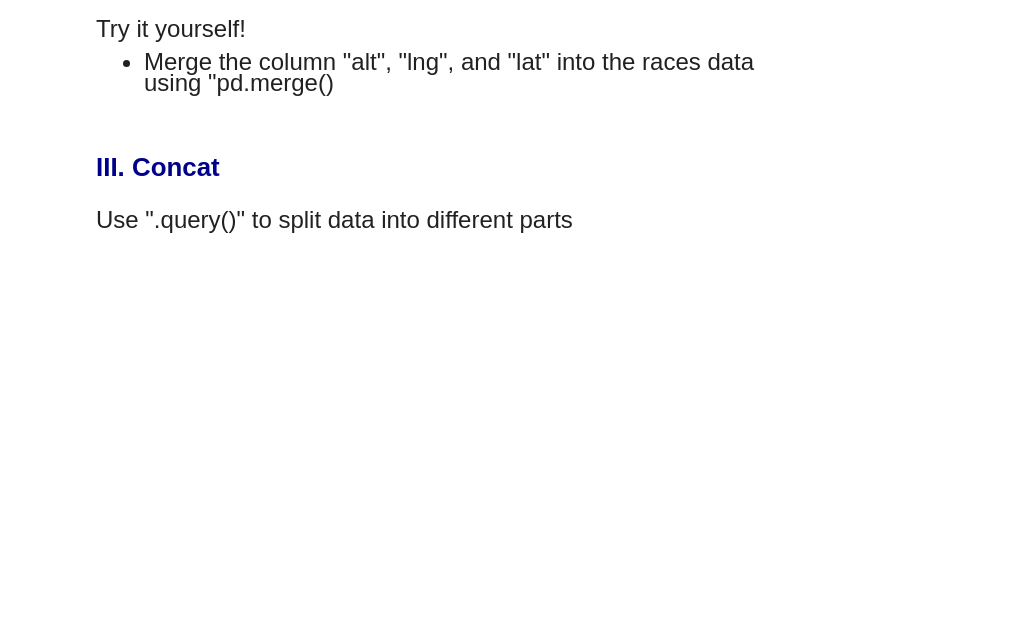
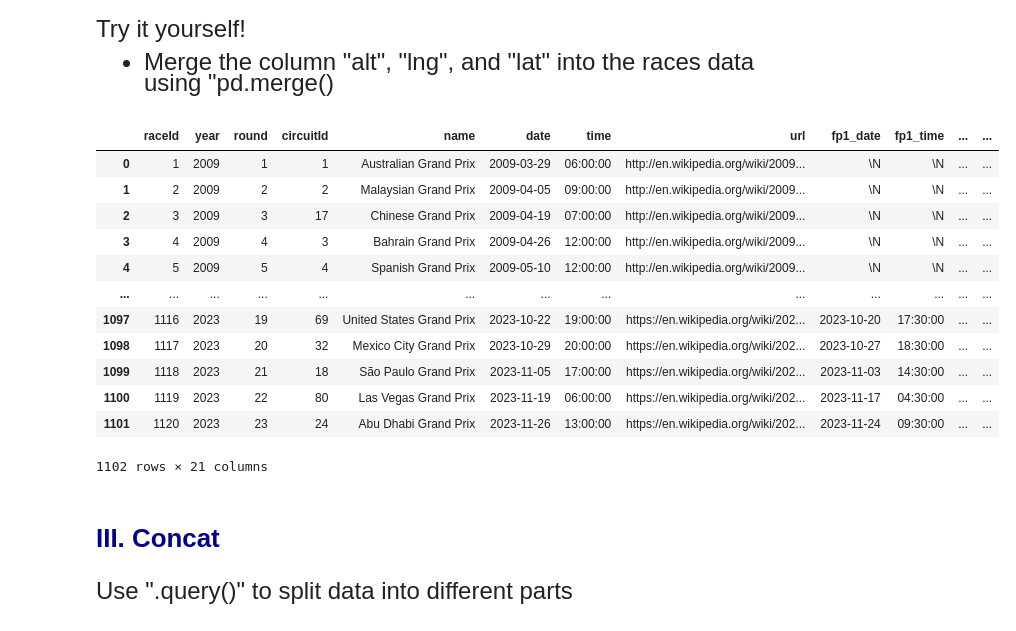
Before and after one commit to howiebrown/qtm151_fall_2023, a Jupyter notebook: lecture_14/lecture_14.ipynb, the cells around one changed output. Saved outputs shown, nothing was run; the diff lists cells and outputs as text; code cells hidden in the pictures; blank space fills up the shorter version.

```diff
--- a/lecture_14/lecture_14.ipynb
+++ b/lecture_14/lecture_14.ipynb
@@ -381,6 +366,24 @@ Try it yourself!
 using "pd.merge()
 # %%
 # Write your own code
+pd.merge(races_raw,
+         circuits_raw[["circuitId","lat","lng","alt"]],
+         on = "circuitId",
+         how="left")
+# %% [output]
+|  | raceId | year | round | circuitId | name | date | time | url | fp1_date | fp1_time | ... | ... |
+| 0 | 1 | 2009 | 1 | 1 | Australian Grand Prix | 2009-03-29 | 06:00:00 | http://en.wikipedia.org/wiki/2009... | \N | \N | ... | ... |
+| 1 | 2 | 2009 | 2 | 2 | Malaysian Grand Prix | 2009-04-05 | 09:00:00 | http://en.wikipedia.org/wiki/2009... | \N | \N | ... | ... |
+| 2 | 3 | 2009 | 3 | 17 | Chinese Grand Prix | 2009-04-19 | 07:00:00 | http://en.wikipedia.org/wiki/2009... | \N | \N | ... | ... |
+| 3 | 4 | 2009 | 4 | 3 | Bahrain Grand Prix | 2009-04-26 | 12:00:00 | http://en.wikipedia.org/wiki/2009... | \N | \N | ... | ... |
+| 4 | 5 | 2009 | 5 | 4 | Spanish Grand Prix | 2009-05-10 | 12:00:00 | http://en.wikipedia.org/wiki/2009... | \N | \N | ... | ... |
+| ... | ... | ... | ... | ... | ... | ... | ... | ... | ... | ... | ... | ... |
+| 1097 | 1116 | 2023 | 19 | 69 | United States Grand Prix | 2023-10-22 | 19:00:00 | https://en.wikipedia.org/wiki/202... | 2023-10-20 | 17:30:00 | ... | ... |
+| 1098 | 1117 | 2023 | 20 | 32 | Mexico City Grand Prix | 2023-10-29 | 20:00:00 | https://en.wikipedia.org/wiki/202... | 2023-10-27 | 18:30:00 | ... | ... |
+| 1099 | 1118 | 2023 | 21 | 18 | São Paulo Grand Prix | 2023-11-05 | 17:00:00 | https://en.wikipedia.org/wiki/202... | 2023-11-03 | 14:30:00 | ... | ... |
+| 1100 | 1119 | 2023 | 22 | 80 | Las Vegas Grand Prix | 2023-11-19 | 06:00:00 | https://en.wikipedia.org/wiki/202... | 2023-11-17 | 04:30:00 | ... | ... |
+| 1101 | 1120 | 2023 | 23 | 24 | Abu Dhabi Grand Prix | 2023-11-26 | 13:00:00 | https://en.wikipedia.org/wiki/202... | 2023-11-24 | 09:30:00 | ... | ... |
+1102 rows × 21 columns
 # %% [markdown]
 # <span style="color:darkblue"> III. Concat </span>
 # %% [markdown]
```
Also changed, not shown: parts of 8 cells of this notebook, 1 other file.
